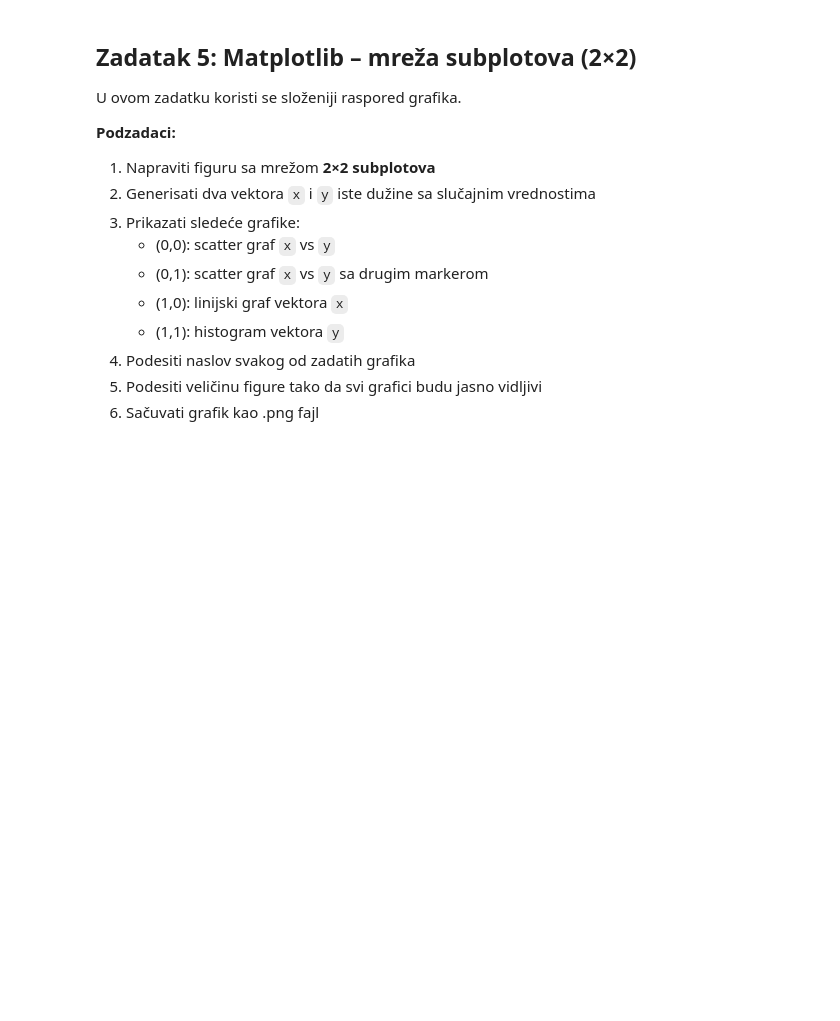
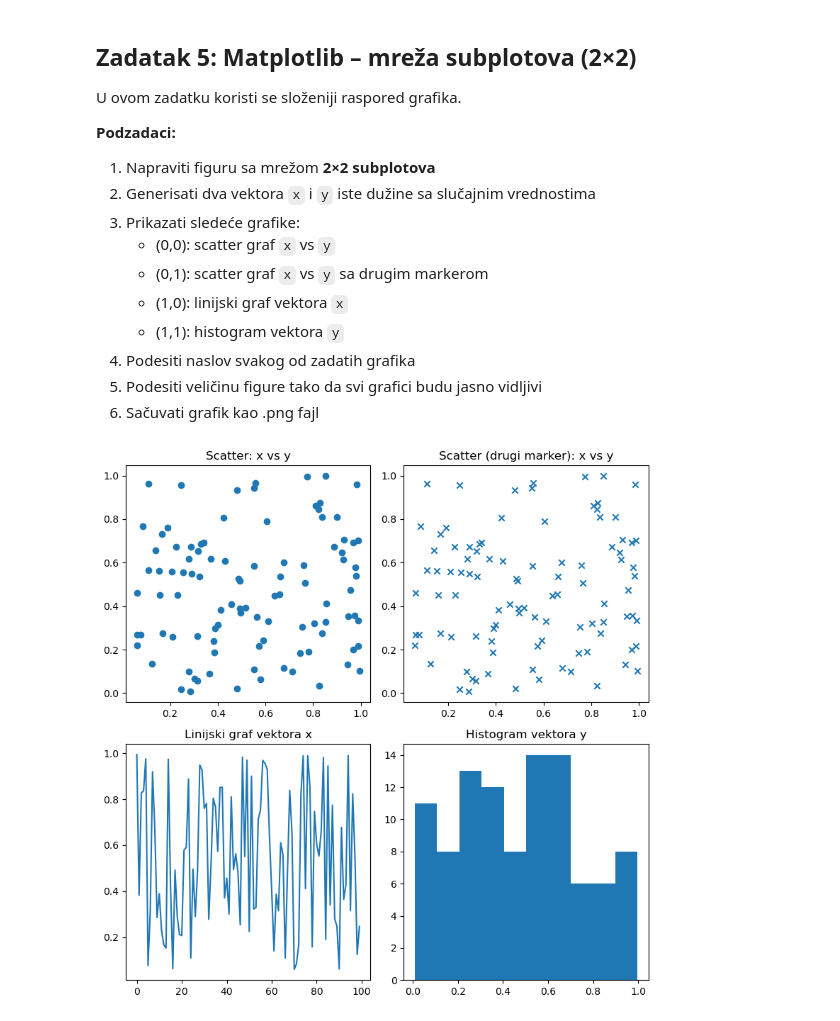
Before and after one commit to osnoviBioinformatike/vezba-9-m442023-code, a Jupyter notebook: v9_predavanje_2_python.ipynb, the cells around one changed output. Saved outputs shown, nothing was run; the diff lists cells and outputs as text; code cells hidden in the pictures; blank space fills up the shorter version.

```diff
--- a/v9_predavanje_2_python.ipynb
+++ b/v9_predavanje_2_python.ipynb
@@ -63,3 +134,23 @@ U ovom zadatku koristi se složeniji raspored grafika.
 4. Podesiti naslov svakog od zadatih grafika
 5. Podesiti veličinu figure tako da svi grafici budu jasno vidljivi
 6. Sačuvati grafik kao .png fajl
+# %%
+import numpy as np
+import matplotlib.pyplot as olt
+rng = np.random.default_rng(2025)
+x = rng.random (100)
+y = rng.random (100)
+fig, axes = plt.subplots(2, 2, figsize=(8, 8))
+axes[0, 0].scatter(x, y)
+axes[0, 0].set_title("Scatter: x vs y")
+axes[0, 1].scatter(x, y, marker='x')
+axes[0, 1].set_title("Scatter (drugi marker): x vs y")
+axes[1, 0].plot(x)
+axes[1, 0].set_title("Linijski graf vektora x")
+axes[1, 1].hist(y, bins=10)
+axes[1, 1].set_title("Histogram vektora y")
+plt.tight_layout()
+plt.savefig("subplot 2x2.png" )
+plt.show()
+# %% [output]
+[figure, added]
```
Also changed, not shown: parts of 4 cells of this notebook.
